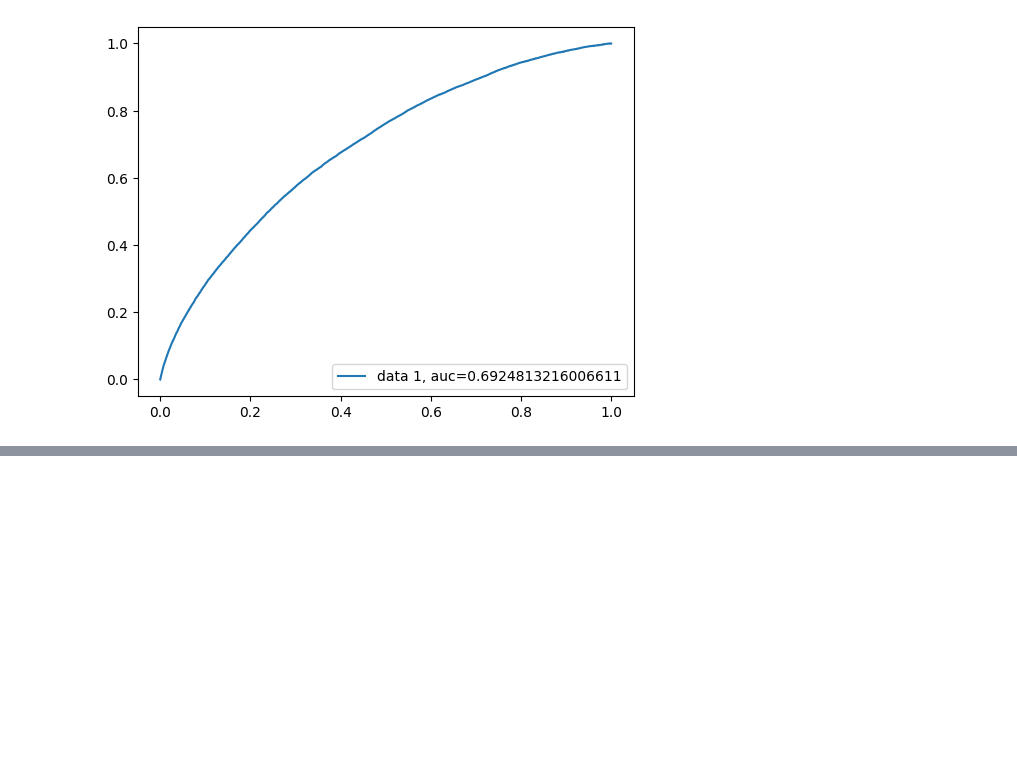
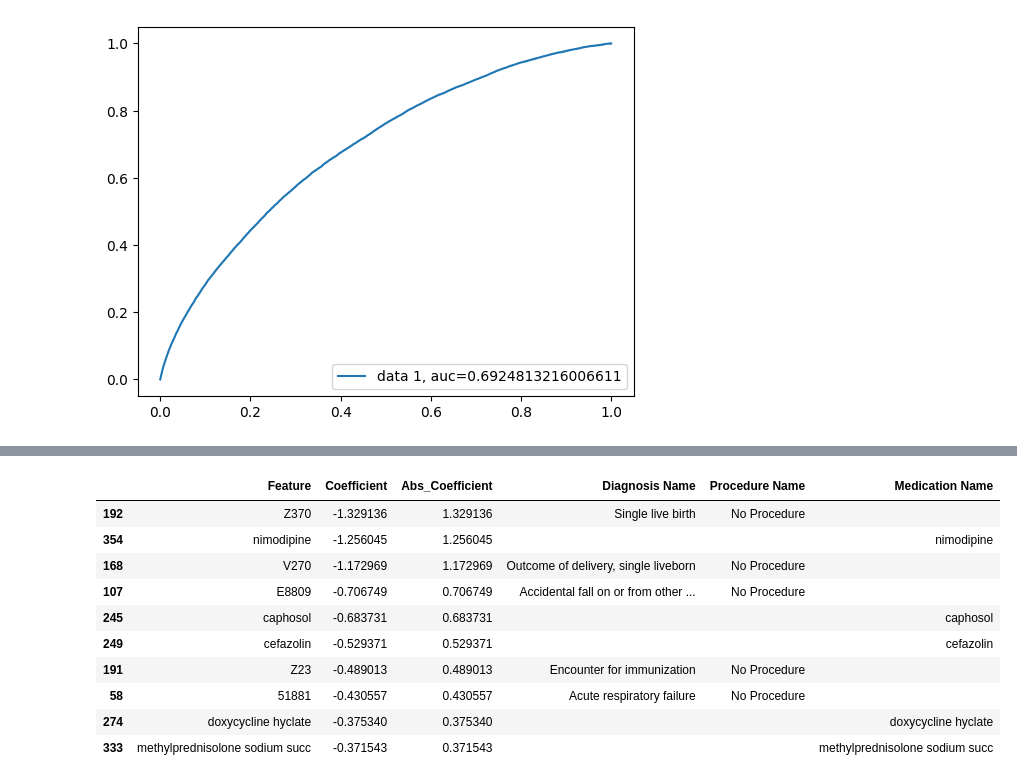
Before and after one commit to saaqib-m/patient-readmission, a Jupyter notebook: Patient-Readmission-LR-Notebook-v2.ipynb, the cells around one changed output, grey strips where cells are left out. Saved outputs shown, nothing was run; the diff lists cells and outputs as text; code cells hidden in the pictures; blank space fills up the shorter version.

```diff
--- a/Patient-Readmission-LR-Notebook-v2.ipynb
+++ b/Patient-Readmission-LR-Notebook-v2.ipynb
@@ -480,0 +473,15 @@ print(coef_df_pstve.head(10))
+# %%
+coef_df_ngtve = coef_df.sort_values(by='Coefficient', ascending=True)
+coef_df_ngtve.head(10)
+# %% [output]
+|  | Feature | Coefficient | Abs_Coefficient | Diagnosis Name | Procedure Name | Medication Name |
+| 192 | Z370 | -1.329136 | 1.329136 | Single live birth | No Procedure |  |
+| 354 | nimodipine | -1.256045 | 1.256045 |  |  | nimodipine |
+| 168 | V270 | -1.172969 | 1.172969 | Outcome of delivery, single liveborn | No Procedure |  |
+| 107 | E8809 | -0.706749 | 0.706749 | Accidental fall on or from other ... | No Procedure |  |
+| 245 | caphosol | -0.683731 | 0.683731 |  |  | caphosol |
+| 249 | cefazolin | -0.529371 | 0.529371 |  |  | cefazolin |
+| 191 | Z23 | -0.489013 | 0.489013 | Encounter for immunization | No Procedure |  |
+| 58 | 51881 | -0.430557 | 0.430557 | Acute respiratory failure | No Procedure |  |
+| 274 | doxycycline hyclate | -0.375340 | 0.375340 |  |  | doxycycline hyclate |
+| 333 | methylprednisolone sodium succ | -0.371543 | 0.371543 |  |  | methylprednisolone sodium succ |
```
Also changed, not shown: parts of 16 cells of this notebook.
